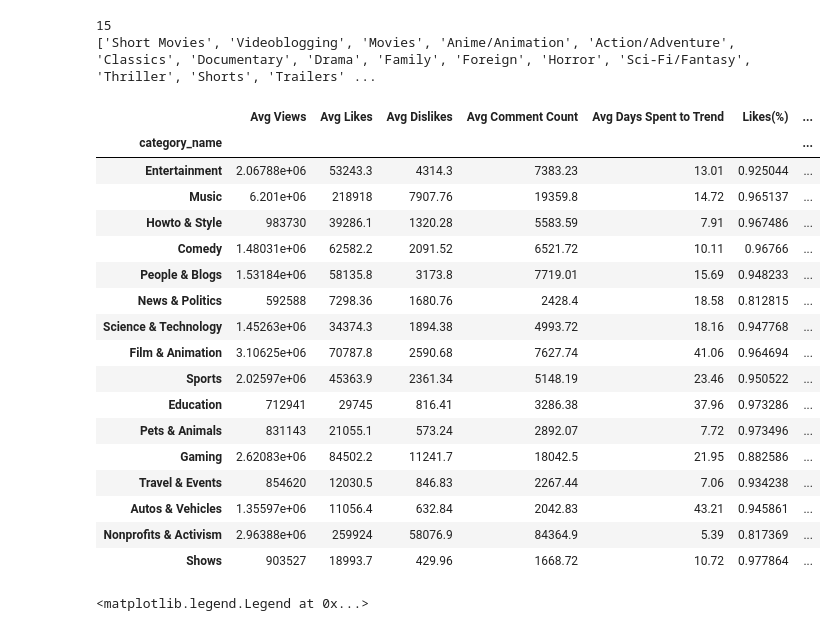
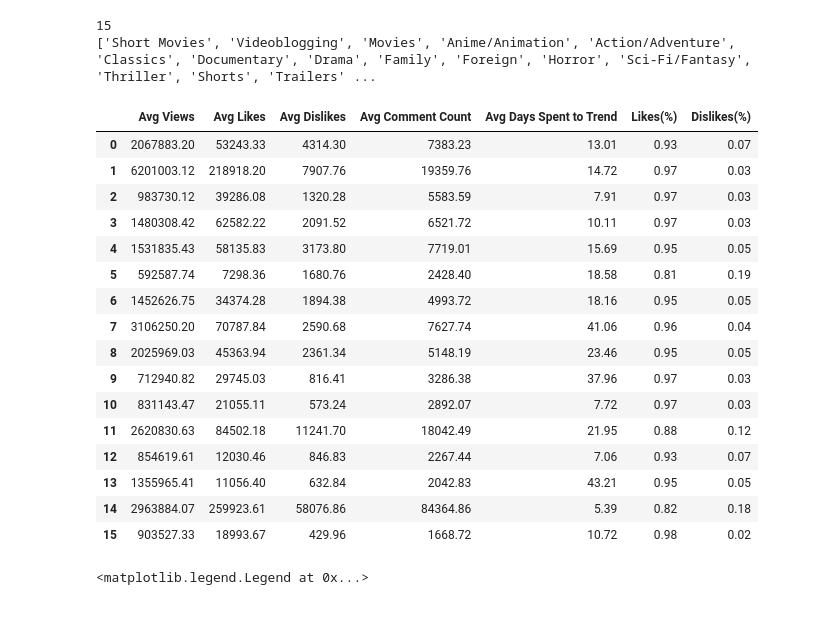
Before and after one commit to gillian850413/Final_Project, a Jupyter notebook: IS590PR_Final_Project_Final_Version.ipynb, the cells around one changed output. Drawn from its saved outputs; the diff is of its cells as text; code cells hidden in the pictures.

```diff
--- a/IS590PR_Final_Project_Final_Version.ipynb
+++ b/IS590PR_Final_Project_Final_Version.ipynb
@@ -151,6 +159,7 @@ The type of videos audience likes to see the most may reflect the current events
 # %%
 #check the statistic summary of views in each category
 view_describe = trending_df[['category_name', 'views']].groupby('category_name').describe()
+pd.set_option('display.float_format', '{:.2f}'.format)
 view_describe
 # %% [output]
 |  | views |  |  |  |  |  |  |  |
@@ -240,27 +249,25 @@ trending_pi_avg['dislikes(%)'] = trending_pi_avg['dislikes'] / (trending_pi_avg[
 trending_pi_avg.columns = ['Avg Views', 'Avg Likes','Avg Dislikes','Avg Comment Count', 'Avg Days Spent to Trend', 'Likes(%)', 'Dislikes(%)']
 # %%
 cm = sns.light_palette(sns.color_palette()[0], as_cmap=True)
-s2 = trending_pi_avg.style.background_gradient(cmap=cm)
-s2
+trending_pi_avg.style.format("{:.2f}").background_gradient(cmap=cm)
 # %% [output]
-|  | Avg Views | Avg Likes | Avg Dislikes | Avg Comment Count | Avg Days Spent to Trend | Likes(%) | ... |
-| category_name |  |  |  |  |  |  | ... |
-| Entertainment | 2.06788e+06 | 53243.3 | 4314.3 | 7383.23 | 13.01 | 0.925044 | ... |
-| Music | 6.201e+06 | 218918 | 7907.76 | 19359.8 | 14.72 | 0.965137 | ... |
-| Howto & Style | 983730 | 39286.1 | 1320.28 | 5583.59 | 7.91 | 0.967486 | ... |
-| Comedy | 1.48031e+06 | 62582.2 | 2091.52 | 6521.72 | 10.11 | 0.96766 | ... |
-| People & Blogs | 1.53184e+06 | 58135.8 | 3173.8 | 7719.01 | 15.69 | 0.948233 | ... |
-| News & Politics | 592588 | 7298.36 | 1680.76 | 2428.4 | 18.58 | 0.812815 | ... |
-| Science & Technology | 1.45263e+06 | 34374.3 | 1894.38 | 4993.72 | 18.16 | 0.947768 | ... |
-| Film & Animation | 3.10625e+06 | 70787.8 | 2590.68 | 7627.74 | 41.06 | 0.964694 | ... |
-| Sports | 2.02597e+06 | 45363.9 | 2361.34 | 5148.19 | 23.46 | 0.950522 | ... |
-| Education | 712941 | 29745 | 816.41 | 3286.38 | 37.96 | 0.973286 | ... |
-| Pets & Animals | 831143 | 21055.1 | 573.24 | 2892.07 | 7.72 | 0.973496 | ... |
-| Gaming | 2.62083e+06 | 84502.2 | 11241.7 | 18042.5 | 21.95 | 0.882586 | ... |
-| Travel & Events | 854620 | 12030.5 | 846.83 | 2267.44 | 7.06 | 0.934238 | ... |
-| Autos & Vehicles | 1.35597e+06 | 11056.4 | 632.84 | 2042.83 | 43.21 | 0.945861 | ... |
-| Nonprofits & Activism | 2.96388e+06 | 259924 | 58076.9 | 84364.9 | 5.39 | 0.817369 | ... |
-| Shows | 903527 | 18993.7 | 429.96 | 1668.72 | 10.72 | 0.977864 | ... |
+|  | Avg Views | Avg Likes | Avg Dislikes | Avg Comment Count | Avg Days Spent to Trend | Likes(%) | Dislikes(%) |
+| 0 | 2067883.20 | 53243.33 | 4314.30 | 7383.23 | 13.01 | 0.93 | 0.07 |
+| 1 | 6201003.12 | 218918.20 | 7907.76 | 19359.76 | 14.72 | 0.97 | 0.03 |
+| 2 | 983730.12 | 39286.08 | 1320.28 | 5583.59 | 7.91 | 0.97 | 0.03 |
+| 3 | 1480308.42 | 62582.22 | 2091.52 | 6521.72 | 10.11 | 0.97 | 0.03 |
+| 4 | 1531835.43 | 58135.83 | 3173.80 | 7719.01 | 15.69 | 0.95 | 0.05 |
+| 5 | 592587.74 | 7298.36 | 1680.76 | 2428.40 | 18.58 | 0.81 | 0.19 |
+| 6 | 1452626.75 | 34374.28 | 1894.38 | 4993.72 | 18.16 | 0.95 | 0.05 |
+| 7 | 3106250.20 | 70787.84 | 2590.68 | 7627.74 | 41.06 | 0.96 | 0.04 |
+| 8 | 2025969.03 | 45363.94 | 2361.34 | 5148.19 | 23.46 | 0.95 | 0.05 |
+| 9 | 712940.82 | 29745.03 | 816.41 | 3286.38 | 37.96 | 0.97 | 0.03 |
+| 10 | 831143.47 | 21055.11 | 573.24 | 2892.07 | 7.72 | 0.97 | 0.03 |
+| 11 | 2620830.63 | 84502.18 | 11241.70 | 18042.49 | 21.95 | 0.88 | 0.12 |
+| 12 | 854619.61 | 12030.46 | 846.83 | 2267.44 | 7.06 | 0.93 | 0.07 |
+| 13 | 1355965.41 | 11056.40 | 632.84 | 2042.83 | 43.21 | 0.95 | 0.05 |
+| 14 | 2963884.07 | 259923.61 | 58076.86 | 84364.86 | 5.39 | 0.82 | 0.18 |
+| 15 | 903527.33 | 18993.67 | 429.96 | 1668.72 | 10.72 | 0.98 | 0.02 |
 # %%
 # Use Barchart to visualize the data
 colname = ['Avg Views', 'Avg Likes','Avg Dislikes','Avg Comment Count']
```
Also changed, not shown: parts of 4 cells of this notebook.
